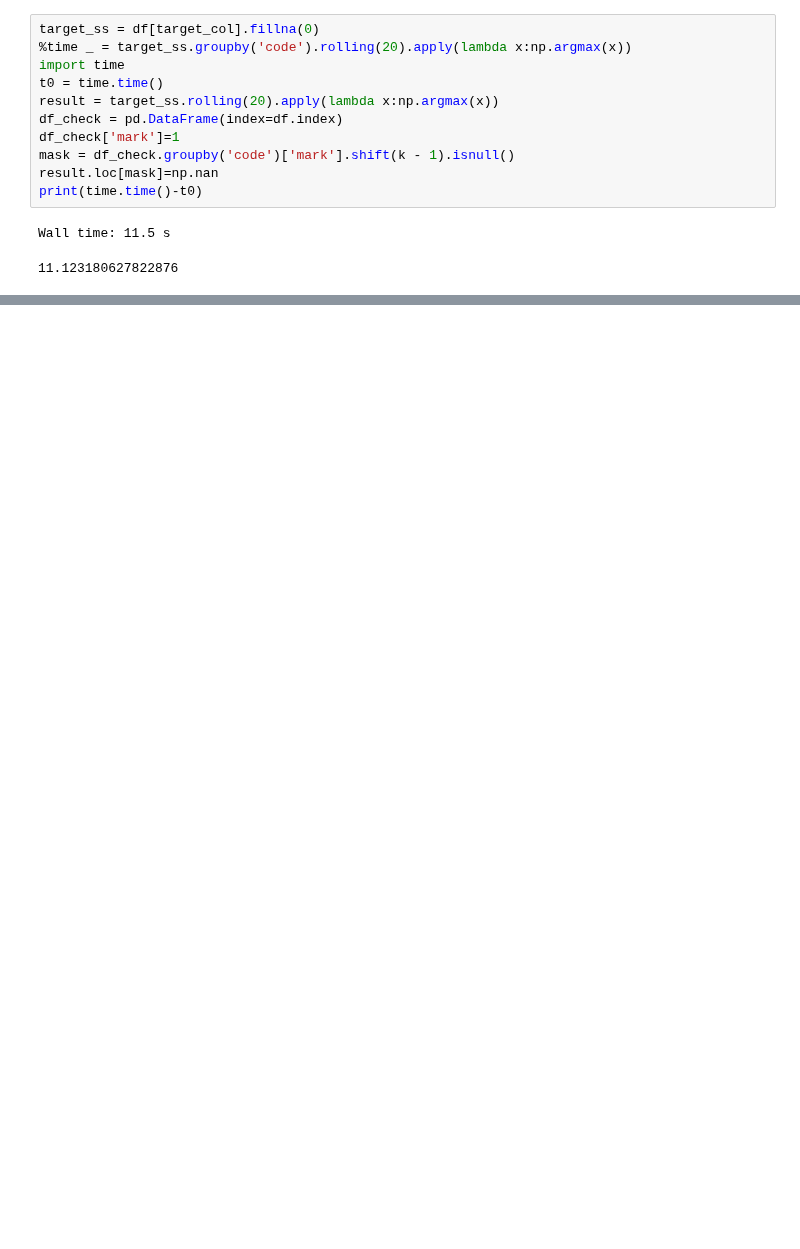
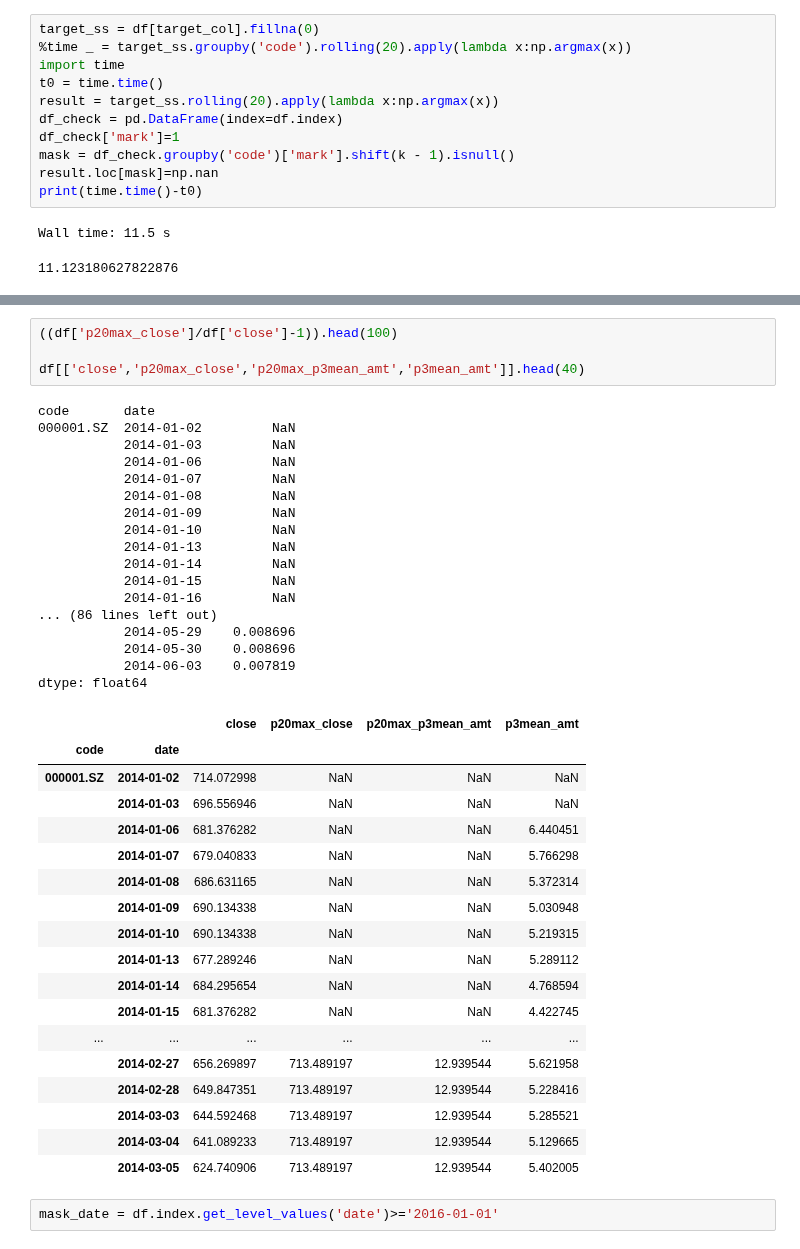
Before and after one commit to Bantorra0/Quant, a Jupyter notebook: 大涨缩量横盘.ipynb, the cells around one changed output, grey strips where cells are left out. Saved outputs shown, nothing was run; the diff lists cells and outputs as text; blank space fills up the shorter version.

```diff
--- a/大涨缩量横盘.ipynb
+++ b/大涨缩量横盘.ipynb
@@ -188,0 +300,42 @@ df[[target_col,'idx']].head(100).fillna(0).groupby('code').rolling(20).apply(lam
+# %%
+((df['p20max_close']/df['close']-1)).head(100)
+
+df[['close','p20max_close','p20max_p3mean_amt','p3mean_amt']].head(40)
+# %% [output]
+code       date
+000001.SZ  2014-01-02         NaN
+           2014-01-03         NaN
+           2014-01-06         NaN
+           2014-01-07         NaN
+           2014-01-08         NaN
+           2014-01-09         NaN
+           2014-01-10         NaN
+           2014-01-13         NaN
+           2014-01-14         NaN
+           2014-01-15         NaN
+           2014-01-16         NaN
+... (86 lines left out)
+           2014-05-29    0.008696
+           2014-05-30    0.008696
+           2014-06-03    0.007819
+dtype: float64
+|  |  | close | p20max_close | p20max_p3mean_amt | p3mean_amt |
+| code | date |  |  |  |  |
+| 000001.SZ | 2014-01-02 | 714.072998 | NaN | NaN | NaN |
+|  | 2014-01-03 | 696.556946 | NaN | NaN | NaN |
+|  | 2014-01-06 | 681.376282 | NaN | NaN | 6.440451 |
+|  | 2014-01-07 | 679.040833 | NaN | NaN | 5.766298 |
+|  | 2014-01-08 | 686.631165 | NaN | NaN | 5.372314 |
+|  | 2014-01-09 | 690.134338 | NaN | NaN | 5.030948 |
+|  | 2014-01-10 | 690.134338 | NaN | NaN | 5.219315 |
+|  | 2014-01-13 | 677.289246 | NaN | NaN | 5.289112 |
+|  | 2014-01-14 | 684.295654 | NaN | NaN | 4.768594 |
+|  | 2014-01-15 | 681.376282 | NaN | NaN | 4.422745 |
+| ... | ... | ... | ... | ... | ... |
+|  | 2014-02-27 | 656.269897 | 713.489197 | 12.939544 | 5.621958 |
+|  | 2014-02-28 | 649.847351 | 713.489197 | 12.939544 | 5.228416 |
+|  | 2014-03-03 | 644.592468 | 713.489197 | 12.939544 | 5.285521 |
+|  | 2014-03-04 | 641.089233 | 713.489197 | 12.939544 | 5.129665 |
+|  | 2014-03-05 | 624.740906 | 713.489197 | 12.939544 | 5.402005 |
+# %%
+mask_date = df.index.get_level_values('date')>='2016-01-01'
```
Also changed, not shown: parts of 13 cells of this notebook, 2 other files.
